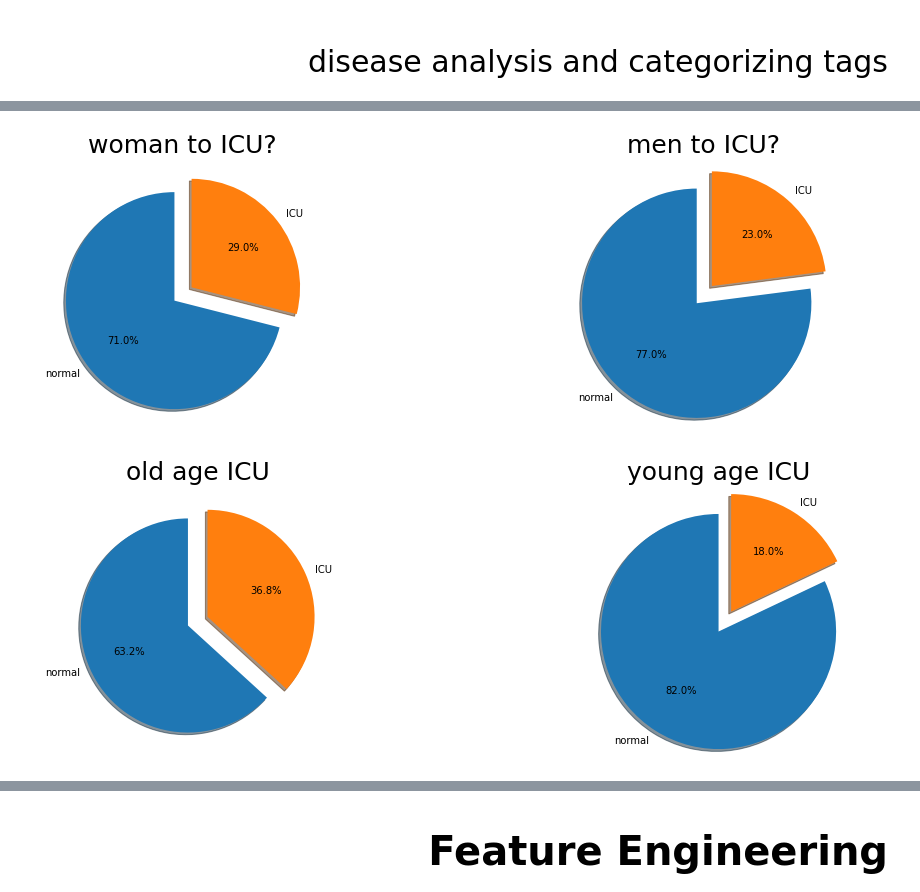
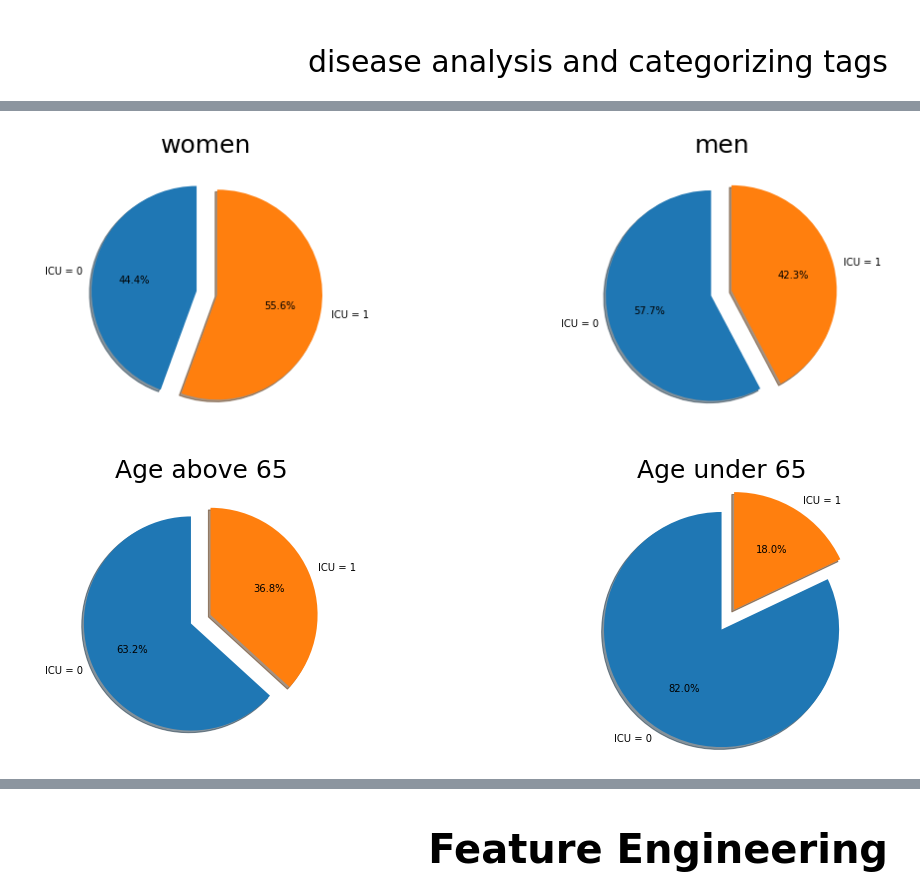
Before and after one commit to matinFT/ML-Project-Phase1, a Jupyter notebook: covid project.ipynb, the cells around one changed output, grey strips where cells are left out. Saved outputs shown, nothing was run; the diff lists cells and outputs as text; code cells hidden in the pictures.

```diff
--- a/covid project.ipynb
+++ b/covid project.ipynb
@@ -74,32 +96,36 @@ plt.show()
 # %%
-women_to_ICU = [data.query('ICU == 0 and GENDER == 0').shape[0], data.query('ICU == 1 and GENDER == 0').shape[0]]
-men_to_ICU = [data.query('ICU == 0 and GENDER == 1').shape[0], data.query('ICU == 1 and GENDER == 1').shape[0]]
+women_to_ICU = [data.query('ICU == 0 and GENDER == 0 and WINDOW == "ABOVE_12"').shape[0],
+                data.query('ICU == 1 and GENDER == 0 and WINDOW == "ABOVE_12"').shape[0]]
+men_to_ICU = [data.query('ICU == 0 and GENDER == 1 and WINDOW == "ABOVE_12"').shape[0],
+              data.query('ICU == 1 and GENDER == 1 and WINDOW == "ABOVE_12"').shape[0]]
 
 fig, ax = plt.subplots(1, 2)
-ax[0].pie(women_to_ICU, explode=[0.1, 0.1] , labels=["normal", "ICU"], autopct='%1.1f%%', shadow=True, startangle=90)
-ax[0].set_title('woman to ICU?', fontsize=25, fontname="DejaVu Sans")
+ax[0].pie(women_to_ICU, explode=[0.1, 0.1] , labels=["ICU = 0", "ICU = 1"], autopct='%1.1f%%', shadow=True, startangle=90)
+ax[0].set_title('women', fontsize=25, fontname="DejaVu Sans")
 ax[0].axis('equal')
-ax[1].pie(men_to_ICU, explode=[0.1, 0.1] , labels=["normal", "ICU"], autopct='%1.1f%%', shadow=True, startangle=90)
-ax[1].set_title('men to ICU?', fontsize=25, fontname="DejaVu Sans")
+ax[1].pie(men_to_ICU, explode=[0.1, 0.1] , labels=["ICU = 0", "ICU = 1"], autopct='%1.1f%%', shadow=True, startangle=90)
+ax[1].set_title('men', fontsize=25, fontname="DejaVu Sans")
 ax[1].axis('equal')
 fig.set_size_inches(14, 5)
 fig.subplots_adjust(wspace=1)
 plt.show()
 # %% [output]
-[figure, old version]
+[figure, new version]
 # %%
 old_age_ICU = [data.query('ICU == 0 and AGE_ABOVE65 == 1').shape[0], data.query('ICU == 1 and AGE_ABOVE65 == 1').shape[0]]
 young_age_ICU = [data.query('ICU == 0 and AGE_ABOVE65 == 0').shape[0], data.query('ICU == 1 and AGE_ABOVE65 == 0').shape[0]]
 
 fig, ax = plt.subplots(1, 2)
-ax[0].pie(old_age_ICU, explode=[0.1, 0.1] , labels=["normal", "ICU"], autopct='%1.1f%%', shadow=True, startangle=90)
-ax[0].set_title('old age ICU', fontsize=25, fontname="DejaVu Sans")
+ax[0].pie(old_age_ICU, explode=[0.1, 0.1] , labels=["ICU = 0", "ICU = 1"], autopct='%1.1f%%', shadow=True, startangle=90)
+ax[0].set_title('Age above 65', fontsize=25, fontname="DejaVu Sans")
 ax[0].axis('equal')
-ax[1].pie(young_age_ICU, explode=[0.1, 0.1] , labels=["normal", "ICU"], autopct='%1.1f%%', shadow=True, startangle=90)
-ax[1].set_title('young age ICU', fontsize=25, fontname="DejaVu Sans")
+ax[1].pie(young_age_ICU, explode=[0.1, 0.1] , labels=["ICU = 0", "ICU = 1"], autopct='%1.1f%%', shadow=True, startangle=90)
+ax[1].set_title('Age under 65', fontsize=25, fontname="DejaVu Sans")
 ax[1].axis('equal')
 fig.set_size_inches(14, 5)
 fig.subplots_adjust(wspace=1)
 plt.show()
+
+# sns.countplot(x="AGE_ABOVE65", hue="ICU", data=data);
 # %% [output]
-[figure, old version]
+[figure, new version]
```
Also changed, not shown: parts of 22 cells of this notebook.
